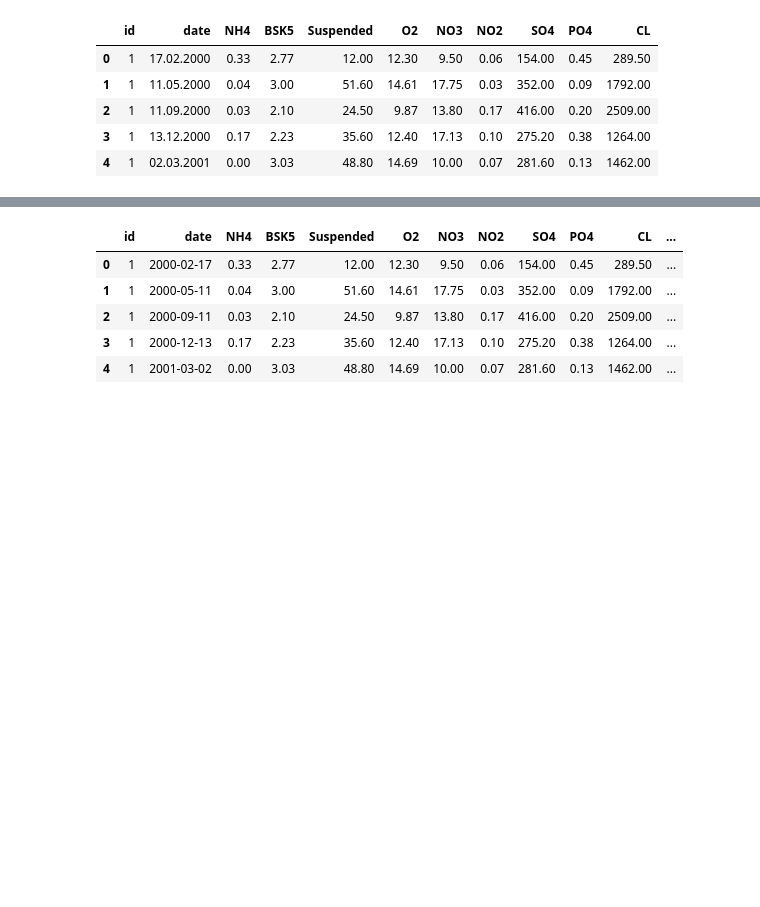
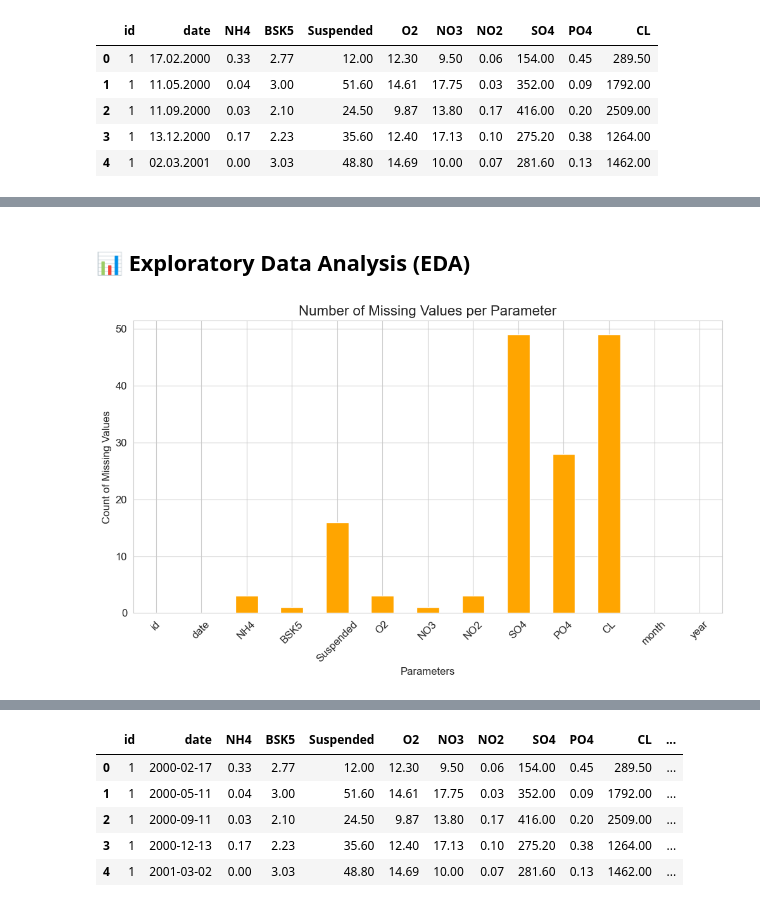
Before and after one commit to premyennam/Water-Quality-Prediction, a Jupyter notebook: WaterQualityPrediction.ipynb, the cells around one changed output, grey strips where cells are left out. Saved outputs shown, nothing was run; the diff lists cells and outputs as text; code cells hidden in the pictures; blank space fills up the shorter version.

```diff
--- a/WaterQualityPrediction.ipynb
+++ b/WaterQualityPrediction.ipynb
@@ -36,0 +81,25 @@ df.head()
+# %% [markdown]
+## 📊 Exploratory Data Analysis (EDA)
+# %%
+# Data Visualization
+import seaborn as sns
+import matplotlib.pyplot as plt
+
+params = ['NH4', 'BSK5', 'Suspended', 'O2', 'NO3', 'NO2', 'SO4', 'PO4', 'CL']
+
+# Ensure datetime format
+df['date'] = pd.to_datetime(df['date'], format='%d.%m.%Y')
+df['month'] = df['date'].dt.month
+df['year'] = df['date'].dt.year
+
+missing_counts = df.isnull().sum()
+
+plt.figure(figsize=(12, 6))
+missing_counts.plot(kind='bar', color='orange')
+plt.title('Number of Missing Values per Parameter', fontsize=16)
+plt.xlabel('Parameters')
+plt.ylabel('Count of Missing Values')
+plt.xticks(rotation=45)
+plt.show()
+# %% [output]
+[figure, added]
```
Also changed, not shown: parts of 33 cells of this notebook, 3 other files.
